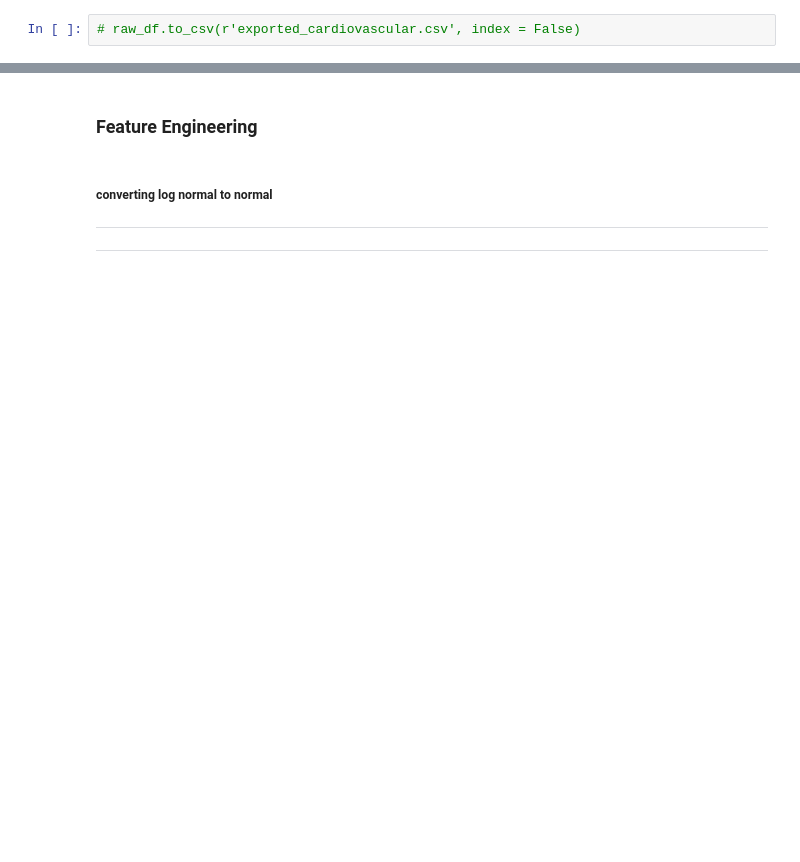
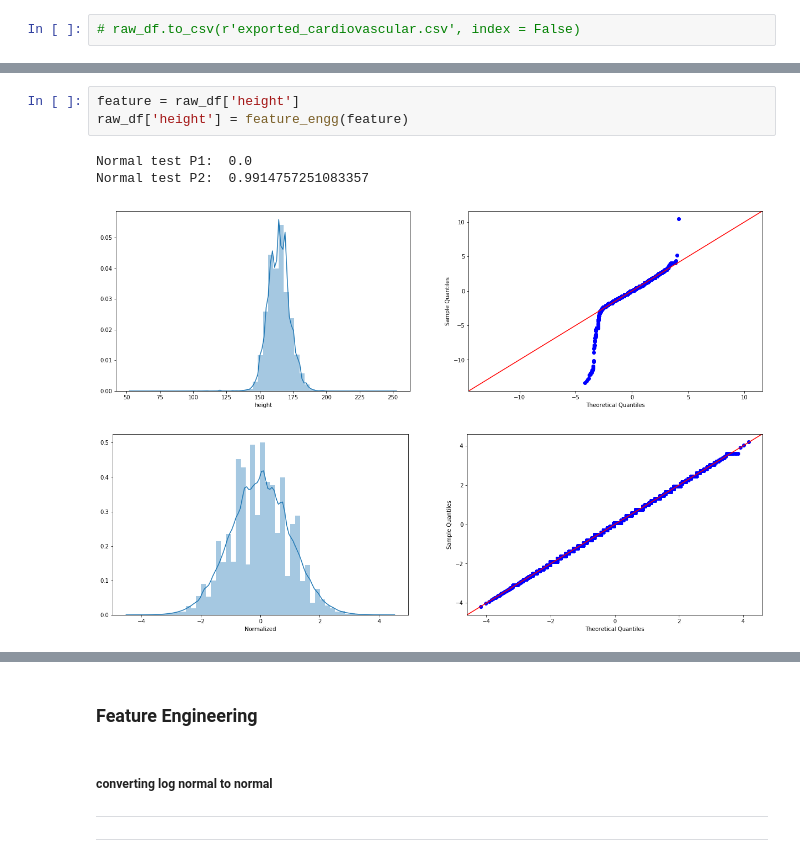
Before and after one commit to blurred-machine/Cardiovascular-Disease-Detection-End-to-End-ML-Project, a Jupyter notebook: cardiovascular desease detection.ipynb, the cells around one changed output, grey strips where cells are left out. Cells and saved outputs as stored; diff of their text form; blank space fills up the shorter version.

```diff
--- a/cardiovascular desease detection.ipynb
+++ b/cardiovascular desease detection.ipynb
@@ -98,0 +213,8 @@ Name: cardio, dtype: int64
+# %%
+feature = raw_df['height']
+raw_df['height'] = feature_engg(feature)
+# %% [output]
+Normal test P1:  0.0
+Normal test P2:  0.9914757251083357
+[figure, added]
+[figure, added]
```
Also changed, not shown: parts of 25 cells of this notebook, 4 other files.
